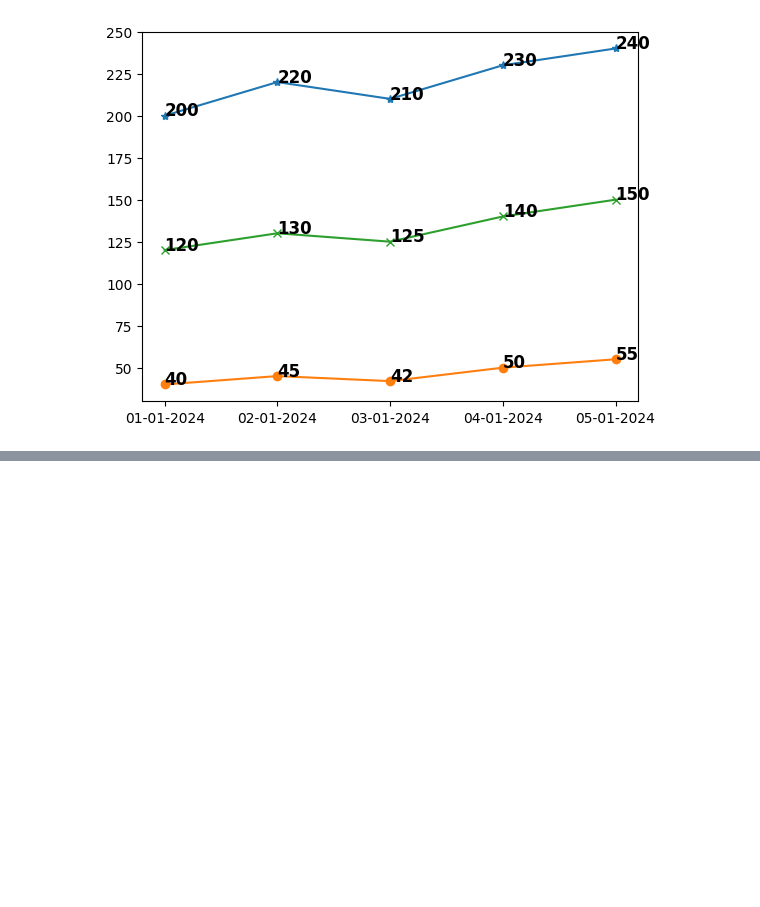
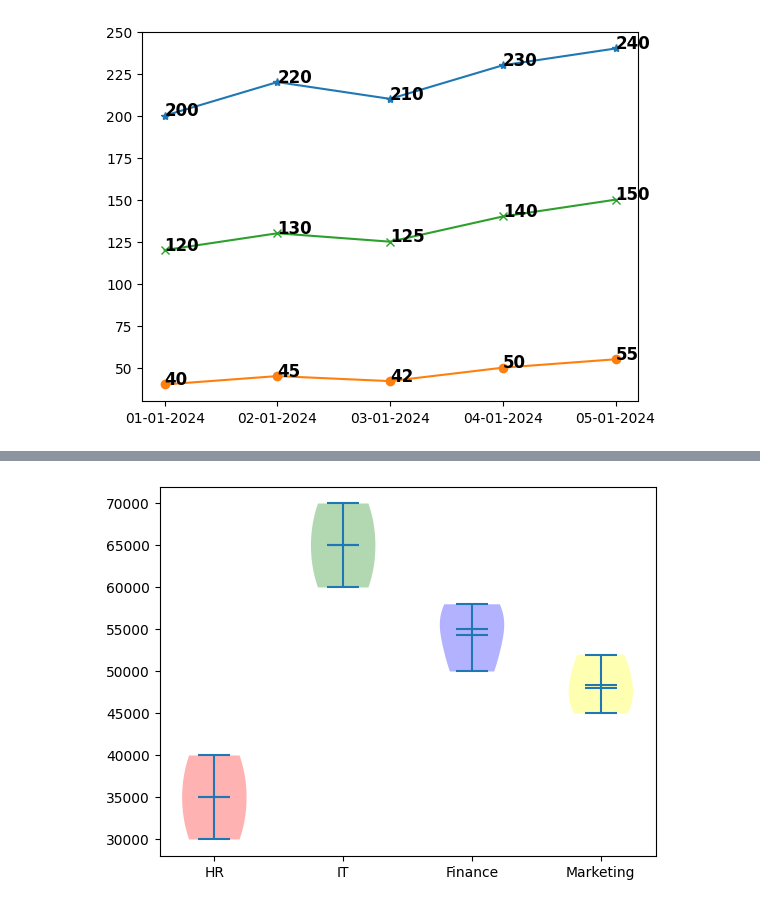
Before and after one commit to sagarnbeedi-analytics/data-analytics-portfolio, a Jupyter notebook: PYTHON/practicing_python_libraries/python_files/matplotlib.ipynb, the cells around one changed output, grey strips where cells are left out. Cells and saved outputs as stored; diff of their text form; code cells hidden in the pictures; blank space fills up the shorter version.

```diff
--- a/PYTHON/practicing_python_libraries/python_files/matplotlib.ipynb
+++ b/PYTHON/practicing_python_libraries/python_files/matplotlib.ipynb
@@ -506,0 +633,31 @@ for line in plt.gca().lines:
+# %%
+import pandas as pd
+
+df = pd.DataFrame({
+    "Department": ["HR","HR","HR",
+                   "IT","IT","IT",
+                   "Finance","Finance","Finance",
+                   "Marketing","Marketing","Marketing"],
+    "Salary": [30000, 35000, 40000,
+               60000, 65000, 70000,
+               50000, 55000, 58000,
+               45000, 48000, 52000]
+})
+# %%
+groups=[
+    df[df["Department"]=="HR"]["Salary"],
+    df[df["Department"]=="IT"]["Salary"],
+    df[df["Department"]=="Finance"]["Salary"],
+    df[df["Department"]=="Marketing"]["Salary"]
+]
+parts=plt.violinplot(
+    groups,showmeans=True,showmedians=True,showextrema=True
+)
+plt.xticks([1,2,3,4],["HR","IT","Finance","Marketing"])
+colors=["red","green","blue","yellow"]
+for body,c in zip(parts["bodies"],colors):
+    body.set_facecolor(c)
+    body.set_edgecolor="black"
+    body.set_alpha=0.7
+# %% [output]
+[figure, added]
```
Also changed, not shown: parts of 15 cells of this notebook.
